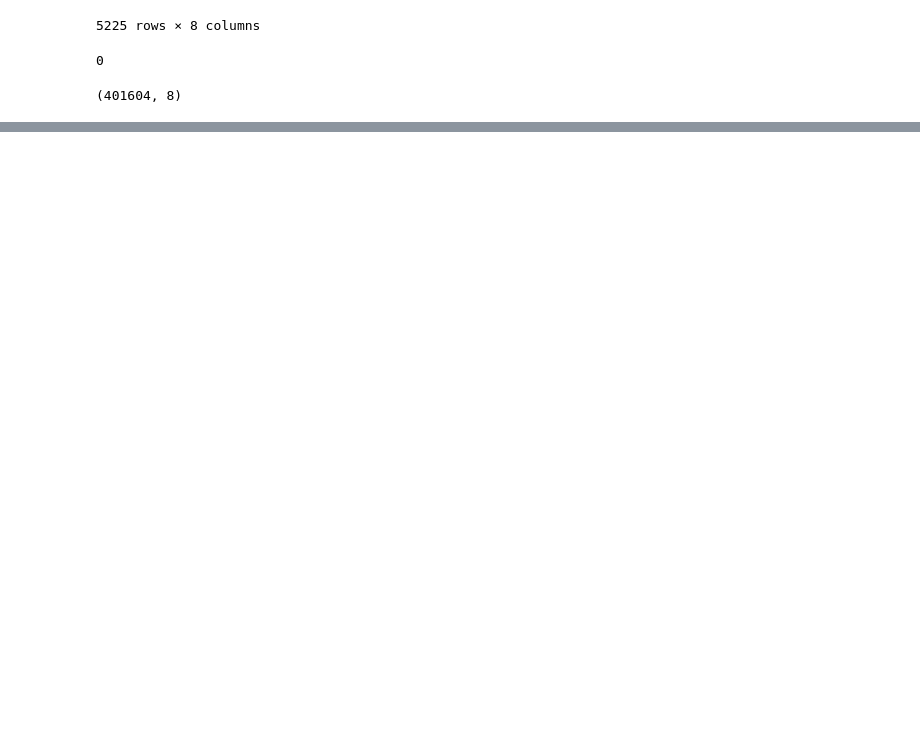
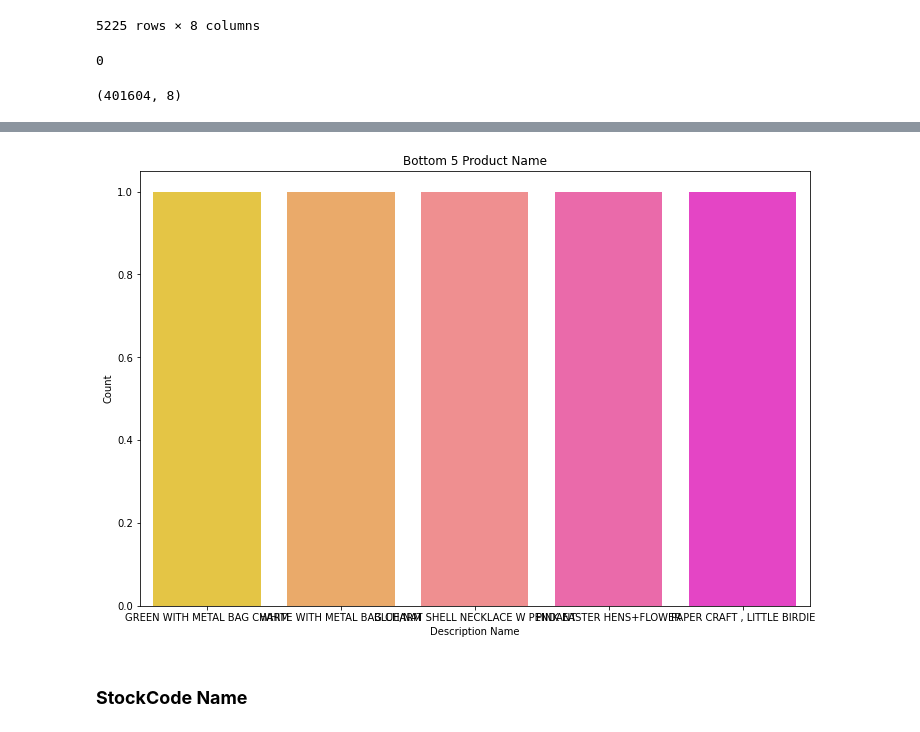
Before and after one commit to Tanushri920/Online-Retail-Customer-Segmentation, a Jupyter notebook: Online_Retail_Customer_Segmentation_Capstone_Project.ipynb, the cells around one changed output, grey strips where cells are left out. Drawn from its saved outputs; the diff is of its cells as text; code cells hidden in the pictures; blank space fills up the shorter version.

```diff
--- a/Online_Retail_Customer_Segmentation_Capstone_Project.ipynb
+++ b/Online_Retail_Customer_Segmentation_Capstone_Project.ipynb
@@ -211,0 +284,9 @@ df.shape
+# %%
+#plot bottom 5 product name
+plt.figure(figsize=(12,8))
+plt.title('Bottom 5 Product Name')
+sns.barplot(x='Description Name',y='Count',data=Description_data[-5:], palette='spring_r');
+# %% [output]
+[figure, added]
+# %% [markdown]
+### **StockCode Name**
```
Also changed, not shown: parts of 25 cells of this notebook.
